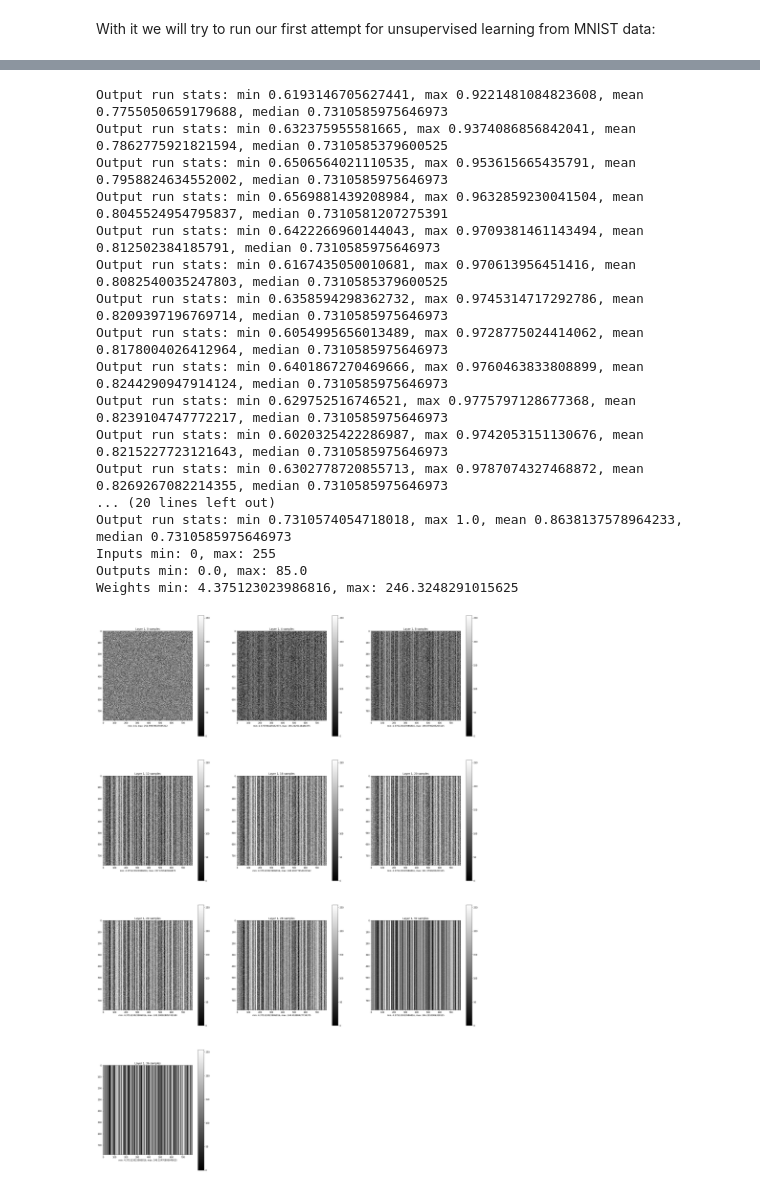
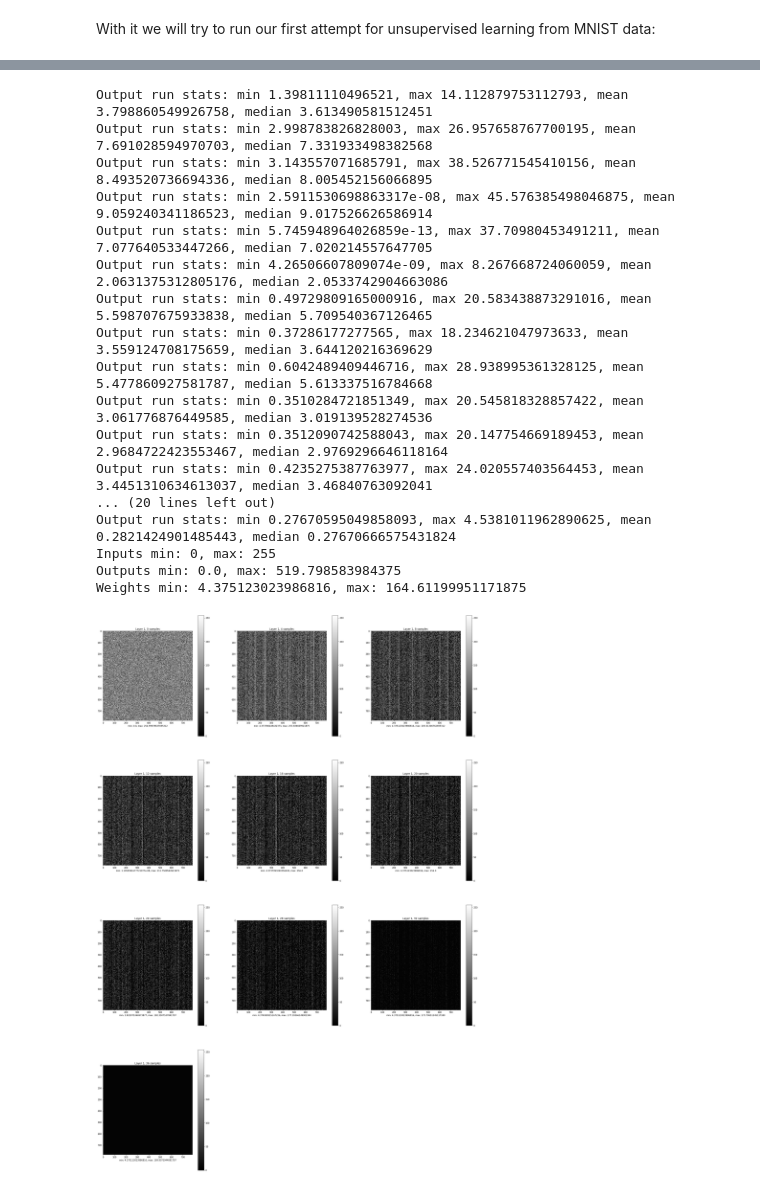
Before and after one commit to bicalabs/CogNN, a Jupyter notebook: CogNN.ipynb, the cells around one changed output, grey strips where cells are left out. Saved outputs shown, nothing was run; the diff lists cells and outputs as text; code cells hidden in the pictures.

Commit message:
Removed sigmoid activation function, got first really learning CogNN

```diff
--- a/CogNN.ipynb
+++ b/CogNN.ipynb
@@ -206,10 +206,9 @@ class SpikingLayer(tf.Module):
 
   def __call__(self, input, train: bool):
     input = tf.reshape(input, [1, -1])
-    output = input @ self.weights
-    output = tf.sigmoid(output / np.median(output))
+    output = input @ self.weights / (255. * self.dim)
     print(f'Output run stats: min {np.min(output)}, max {np.max(output)}, mean {np.mean(output)}, median {np.median(output)}')
-    output = tf.clip_by_value(output - self.threshold, 0, 1 - self.threshold) * 255 / self.threshold
+    output = tf.clip_by_value(output - self.threshold, 0, 255. - self.threshold) * 255 / self.threshold
     if train:
       output_ext = output + tf.constant(0.0, shape = (self.dim, self.dim))
       map = tf.clip_by_value(output_ext, 0, 1)
@@ -333,7 +332,7 @@ class MnistModel:
 # %% [markdown]
 With it we will try to run our first attempt for unsupervised learning from MNIST data:
 # %%
-model = MnistModel(layer_count = 1, threshold = .75)
+model = MnistModel(layer_count = 1, threshold = 15)
 
 outputs = model.train(sample_size = 40)
 weights = model.cognn.layers[0].weights
@@ -352,18 +351,18 @@ Output run stats: min 0.654414176940918, max 0.9062321186065674, mean 0.77201563
-Output run stats: min 0.6193146705627441, max 0.9221481084823608, mean 0.7755050659179688, median 0.7310585975646973
-Output run stats: min 0.632375955581665, max 0.9374086856842041, mean 0.7862775921821594, median 0.7310585379600525
-Output run stats: min 0.6506564021110535, max 0.953615665435791, mean 0.7958824634552002, median 0.7310585975646973
-Output run stats: min 0.6569881439208984, max 0.9632859230041504, mean 0.8045524954795837, median 0.7310581207275391
-Output run stats: min 0.6422266960144043, max 0.9709381461143494, mean 0.812502384185791, median 0.7310585975646973
-Output run stats: min 0.6167435050010681, max 0.970613956451416, mean 0.8082540035247803, median 0.7310585379600525
-Output run stats: min 0.6358594298362732, max 0.9745314717292786, mean 0.8209397196769714, median 0.7310585975646973
-Output run stats: min 0.6054995656013489, max 0.9728775024414062, mean 0.8178004026412964, median 0.7310585975646973
-Output run stats: min 0.6401867270469666, max 0.9760463833808899, mean 0.8244290947914124, median 0.7310585975646973
-Output run stats: min 0.629752516746521, max 0.9775797128677368, mean 0.8239104747772217, median 0.7310585975646973
-Output run stats: min 0.6020325422286987, max 0.9742053151130676, mean 0.8215227723121643, median 0.7310585975646973
-Output run stats: min 0.6302778720855713, max 0.9787074327468872, mean 0.8269267082214355, median 0.7310585975646973
+Output run stats: min 1.39811110496521, max 14.112879753112793, mean 3.798860549926758, median 3.613490581512451
+Output run stats: min 2.998783826828003, max 26.957658767700195, mean 7.691028594970703, median 7.331933498382568
+Output run stats: min 3.143557071685791, max 38.526771545410156, mean 8.493520736694336, median 8.005452156066895
+Output run stats: min 2.5911530698863317e-08, max 45.576385498046875, mean 9.059240341186523, median 9.017526626586914
+Output run stats: min 5.745948964026859e-13, max 37.70980453491211, mean 7.077640533447266, median 7.020214557647705
+Output run stats: min 4.26506607809074e-09, max 8.267668724060059, mean 2.0631375312805176, median 2.0533742904663086
+Output run stats: min 0.49729809165000916, max 20.583438873291016, mean 5.598707675933838, median 5.709540367126465
+Output run stats: min 0.37286177277565, max 18.234621047973633, mean 3.559124708175659, median 3.644120216369629
+Output run stats: min 0.6042489409446716, max 28.938995361328125, mean 5.477860927581787, median 5.613337516784668
+Output run stats: min 0.3510284721851349, max 20.545818328857422, mean 3.061776876449585, median 3.019139528274536
+Output run stats: min 0.3512090742588043, max 20.147754669189453, mean 2.9684722423553467, median 2.9769296646118164
+Output run stats: min 0.4235275387763977, max 24.020557403564453, mean 3.4451310634613037, median 3.46840763092041
 ... (20 lines left out)
-Output run stats: min 0.7310574054718018, max 1.0, mean 0.8638137578964233, median 0.7310585975646973
+Output run stats: min 0.27670595049858093, max 4.5381011962890625, mean 0.2821424901485443, median 0.27670666575431824
 Inputs min: 0, max: 255
-Outputs min: 0.0, max: 85.0
-Weights min: 4.375123023986816, max: 246.3248291015625
+Outputs min: 0.0, max: 519.798583984375
+Weights min: 4.375123023986816, max: 164.61199951171875
-[figure, old version]
+[figure, new version]
```
Also changed, not shown: parts of 1 cell of this notebook.
